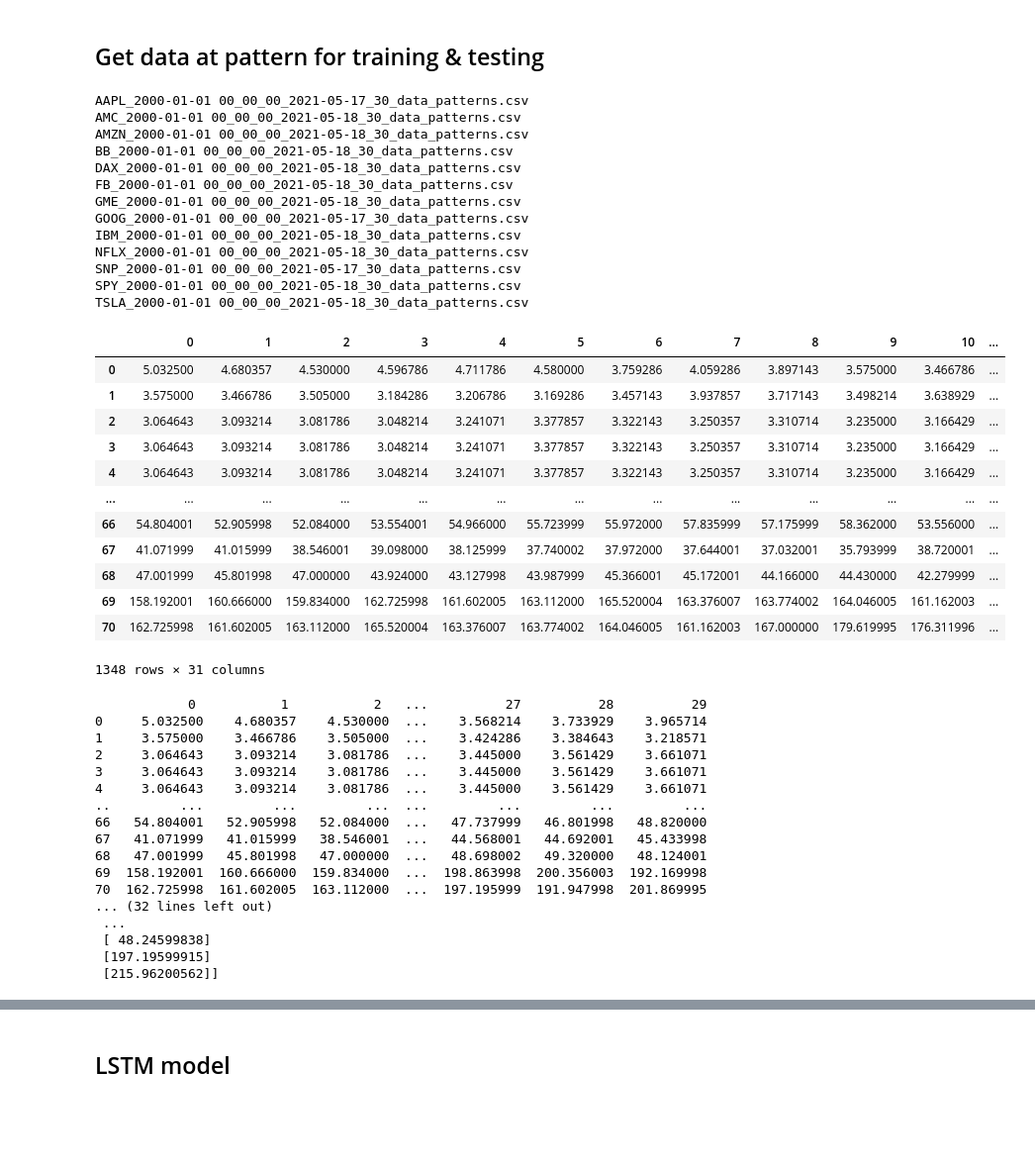
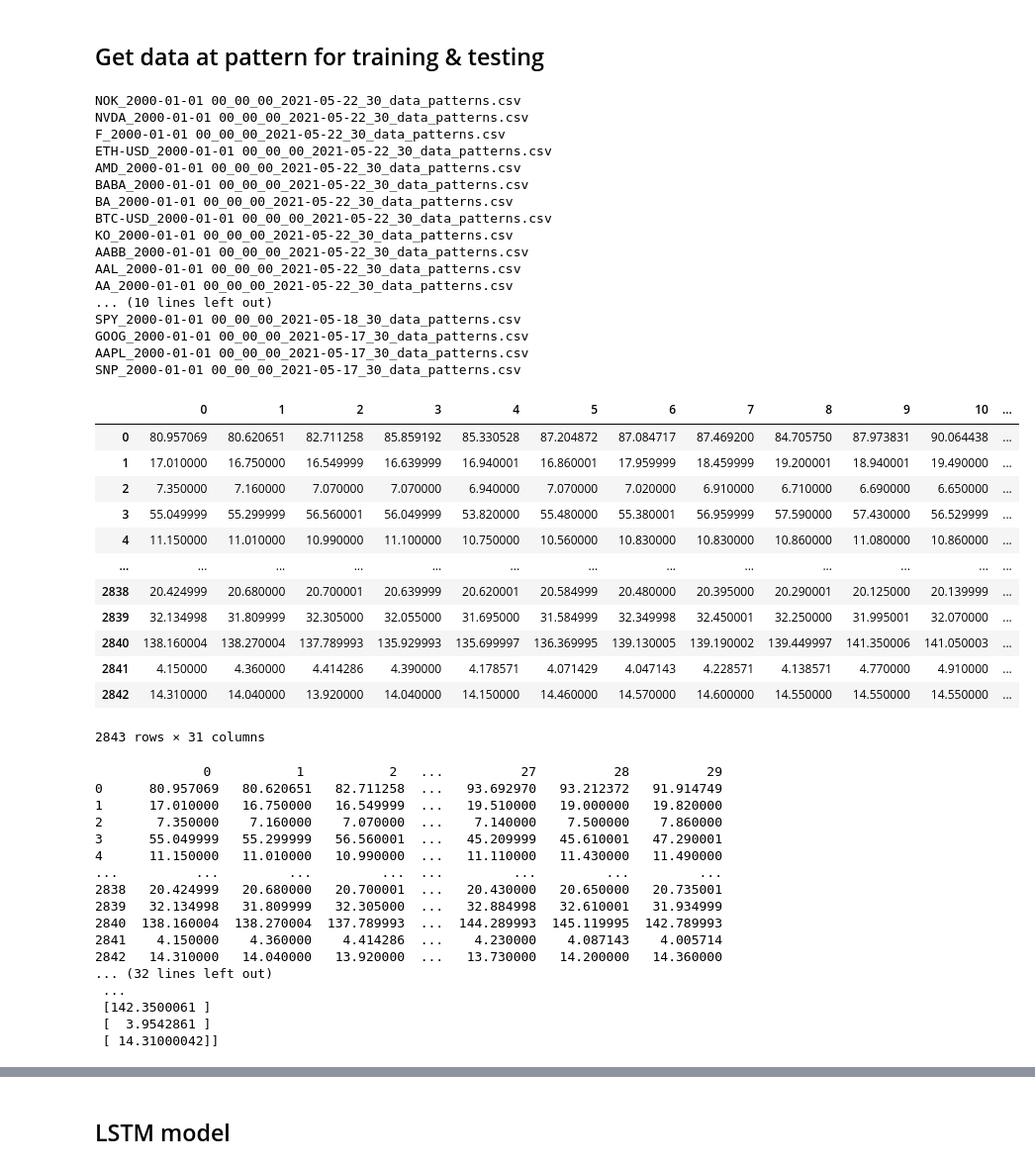
Before and after one commit to romqn1999/Predict-price-after-pattern, a Jupyter notebook: Predict_price_after_pattern.ipynb, the cells around one changed output, grey strips where cells are left out. Shown at 99% size. Drawn from its saved outputs; the diff is of its cells as text; code cells hidden in the pictures; blank space fills up the shorter version.

Commit message:
Run with data of 26 symbols

```diff
--- a/Predict_price_after_pattern.ipynb
+++ b/Predict_price_after_pattern.ipynb
@@ -42,46 +47,50 @@ from keras.callbacks import EarlyStopping
 # %%
 import io
 import pandas as pd
 
 price_patterns_df = pd.DataFrame()
 for filename in uploaded.keys():
     print(filename)
     if 'data_patterns.csv' not in filename:
         print('Skipping file', filename)
         continue
     df = pd.read_csv(io.StringIO(uploaded[filename].decode('utf-8')),
                      header=None)
     price_patterns_df = price_patterns_df.append(df)
 
-price_patterns_df.reset_index()
+price_patterns_df = price_patterns_df.sample(frac=1).reset_index(drop=True)
 price_patterns_df
 # %% [output]
+NOK_2000-01-01 00_00_00_2021-05-22_30_data_patterns.csv
+NVDA_2000-01-01 00_00_00_2021-05-22_30_data_patterns.csv
+F_2000-01-01 00_00_00_2021-05-22_30_data_patterns.csv
+ETH-USD_2000-01-01 00_00_00_2021-05-22_30_data_patterns.csv
+AMD_2000-01-01 00_00_00_2021-05-22_30_data_patterns.csv
+BABA_2000-01-01 00_00_00_2021-05-22_30_data_patterns.csv
+BA_2000-01-01 00_00_00_2021-05-22_30_data_patterns.csv
+BTC-USD_2000-01-01 00_00_00_2021-05-22_30_data_patterns.csv
+KO_2000-01-01 00_00_00_2021-05-22_30_data_patterns.csv
+AABB_2000-01-01 00_00_00_2021-05-22_30_data_patterns.csv
+AAL_2000-01-01 00_00_00_2021-05-22_30_data_patterns.csv
+AA_2000-01-01 00_00_00_2021-05-22_30_data_patterns.csv
+... (10 lines left out)
+SPY_2000-01-01 00_00_00_2021-05-18_30_data_patterns.csv
+GOOG_2000-01-01 00_00_00_2021-05-17_30_data_patterns.csv
 AAPL_2000-01-01 00_00_00_2021-05-17_30_data_patterns.csv
-AMC_2000-01-01 00_00_00_2021-05-18_30_data_patterns.csv
-AMZN_2000-01-01 00_00_00_2021-05-18_30_data_patterns.csv
-BB_2000-01-01 00_00_00_2021-05-18_30_data_patterns.csv
-DAX_2000-01-01 00_00_00_2021-05-18_30_data_patterns.csv
-FB_2000-01-01 00_00_00_2021-05-18_30_data_patterns.csv
-GME_2000-01-01 00_00_00_2021-05-18_30_data_patterns.csv
-GOOG_2000-01-01 00_00_00_2021-05-17_30_data_patterns.csv
-IBM_2000-01-01 00_00_00_2021-05-18_30_data_patterns.csv
-NFLX_2000-01-01 00_00_00_2021-05-18_30_data_patterns.csv
 SNP_2000-01-01 00_00_00_2021-05-17_30_data_patterns.csv
-SPY_2000-01-01 00_00_00_2021-05-18_30_data_patterns.csv
-TSLA_2000-01-01 00_00_00_2021-05-18_30_data_patterns.csv
 |  | 0 | 1 | 2 | 3 | 4 | 5 | 6 | 7 | 8 | 9 | 10 | ... |
-| 0 | 5.032500 | 4.680357 | 4.530000 | 4.596786 | 4.711786 | 4.580000 | 3.759286 | 4.059286 | 3.897143 | 3.575000 | 3.466786 | ... |
-| 1 | 3.575000 | 3.466786 | 3.505000 | 3.184286 | 3.206786 | 3.169286 | 3.457143 | 3.937857 | 3.717143 | 3.498214 | 3.638929 | ... |
-| 2 | 3.064643 | 3.093214 | 3.081786 | 3.048214 | 3.241071 | 3.377857 | 3.322143 | 3.250357 | 3.310714 | 3.235000 | 3.166429 | ... |
-| 3 | 3.064643 | 3.093214 | 3.081786 | 3.048214 | 3.241071 | 3.377857 | 3.322143 | 3.250357 | 3.310714 | 3.235000 | 3.166429 | ... |
-| 4 | 3.064643 | 3.093214 | 3.081786 | 3.048214 | 3.241071 | 3.377857 | 3.322143 | 3.250357 | 3.310714 | 3.235000 | 3.166429 | ... |
+| 0 | 80.957069 | 80.620651 | 82.711258 | 85.859192 | 85.330528 | 87.204872 | 87.084717 | 87.469200 | 84.705750 | 87.973831 | 90.064438 | ... |
+| 1 | 17.010000 | 16.750000 | 16.549999 | 16.639999 | 16.940001 | 16.860001 | 17.959999 | 18.459999 | 19.200001 | 18.940001 | 19.490000 | ... |
+| 2 | 7.350000 | 7.160000 | 7.070000 | 7.070000 | 6.940000 | 7.070000 | 7.020000 | 6.910000 | 6.710000 | 6.690000 | 6.650000 | ... |
+| 3 | 55.049999 | 55.299999 | 56.560001 | 56.049999 | 53.820000 | 55.480000 | 55.380001 | 56.959999 | 57.590000 | 57.430000 | 56.529999 | ... |
+| 4 | 11.150000 | 11.010000 | 10.990000 | 11.100000 | 10.750000 | 10.560000 | 10.830000 | 10.830000 | 10.860000 | 11.080000 | 10.860000 | ... |
 | ... | ... | ... | ... | ... | ... | ... | ... | ... | ... | ... | ... | ... |
-| 66 | 54.804001 | 52.905998 | 52.084000 | 53.554001 | 54.966000 | 55.723999 | 55.972000 | 57.835999 | 57.175999 | 58.362000 | 53.556000 | ... |
-| 67 | 41.071999 | 41.015999 | 38.546001 | 39.098000 | 38.125999 | 37.740002 | 37.972000 | 37.644001 | 37.032001 | 35.793999 | 38.720001 | ... |
-| 68 | 47.001999 | 45.801998 | 47.000000 | 43.924000 | 43.127998 | 43.987999 | 45.366001 | 45.172001 | 44.166000 | 44.430000 | 42.279999 | ... |
-| 69 | 158.192001 | 160.666000 | 159.834000 | 162.725998 | 161.602005 | 163.112000 | 165.520004 | 163.376007 | 163.774002 | 164.046005 | 161.162003 | ... |
-| 70 | 162.725998 | 161.602005 | 163.112000 | 165.520004 | 163.376007 | 163.774002 | 164.046005 | 161.162003 | 167.000000 | 179.619995 | 176.311996 | ... |
+| 2838 | 20.424999 | 20.680000 | 20.700001 | 20.639999 | 20.620001 | 20.584999 | 20.480000 | 20.395000 | 20.290001 | 20.125000 | 20.139999 | ... |
+| 2839 | 32.134998 | 31.809999 | 32.305000 | 32.055000 | 31.695000 | 31.584999 | 32.349998 | 32.450001 | 32.250000 | 31.995001 | 32.070000 | ... |
+| 2840 | 138.160004 | 138.270004 | 137.789993 | 135.929993 | 135.699997 | 136.369995 | 139.130005 | 139.190002 | 139.449997 | 141.350006 | 141.050003 | ... |
+| 2841 | 4.150000 | 4.360000 | 4.414286 | 4.390000 | 4.178571 | 4.071429 | 4.047143 | 4.228571 | 4.138571 | 4.770000 | 4.910000 | ... |
+| 2842 | 14.310000 | 14.040000 | 13.920000 | 14.040000 | 14.150000 | 14.460000 | 14.570000 | 14.600000 | 14.550000 | 14.550000 | 14.550000 | ... |
-1348 rows × 31 columns
+2843 rows × 31 columns
 # %%
 #@title Separate into input and output columns: Get data: X and y
 
@@ -95,23 +104,23 @@ y_data = y_df.values
 print(X_data)
 print(y_data)
 # %% [output]
-            0           1           2   ...          27          28          29
-0     5.032500    4.680357    4.530000  ...    3.568214    3.733929    3.965714
-1     3.575000    3.466786    3.505000  ...    3.424286    3.384643    3.218571
-2     3.064643    3.093214    3.081786  ...    3.445000    3.561429    3.661071
-3     3.064643    3.093214    3.081786  ...    3.445000    3.561429    3.661071
-4     3.064643    3.093214    3.081786  ...    3.445000    3.561429    3.661071
-..         ...         ...         ...  ...         ...         ...         ...
-66   54.804001   52.905998   52.084000  ...   47.737999   46.801998   48.820000
-67   41.071999   41.015999   38.546001  ...   44.568001   44.692001   45.433998
-68   47.001999   45.801998   47.000000  ...   48.698002   49.320000   48.124001
-69  158.192001  160.666000  159.834000  ...  198.863998  200.356003  192.169998
-70  162.725998  161.602005  163.112000  ...  197.195999  191.947998  201.869995
+              0           1           2   ...          27          28          29
+0      80.957069   80.620651   82.711258  ...   93.692970   93.212372   91.914749
+1      17.010000   16.750000   16.549999  ...   19.510000   19.000000   19.820000
+2       7.350000    7.160000    7.070000  ...    7.140000    7.500000    7.860000
+3      55.049999   55.299999   56.560001  ...   45.209999   45.610001   47.290001
+4      11.150000   11.010000   10.990000  ...   11.110000   11.430000   11.490000
+...          ...         ...         ...  ...         ...         ...         ...
+2838   20.424999   20.680000   20.700001  ...   20.430000   20.650000   20.735001
+2839   32.134998   31.809999   32.305000  ...   32.884998   32.610001   31.934999
+2840  138.160004  138.270004  137.789993  ...  144.289993  145.119995  142.789993
+2841    4.150000    4.360000    4.414286  ...    4.230000    4.087143    4.005714
+2842   14.310000   14.040000   13.920000  ...   13.730000   14.200000   14.360000
 ... (32 lines left out)
  ...
- [ 48.24599838]
- [197.19599915]
- [215.96200562]]
+ [142.3500061 ]
+ [  3.9542861 ]
+ [ 14.31000042]]
 # %%
 #@title Preprocess & split data for train model
 # Train, test split
```
Also changed, not shown: parts of 16 cells of this notebook.
